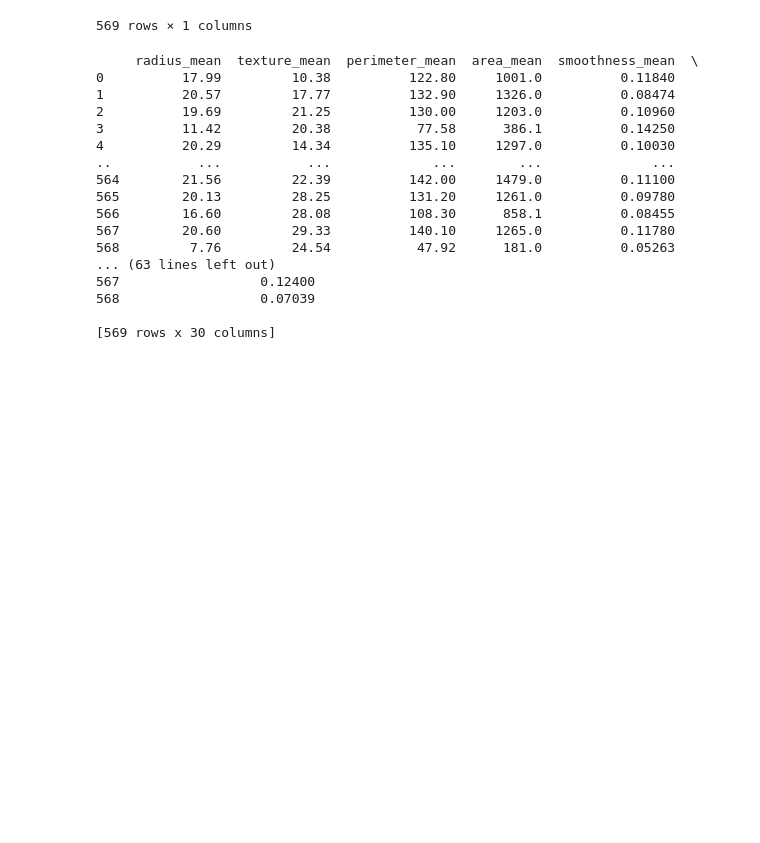
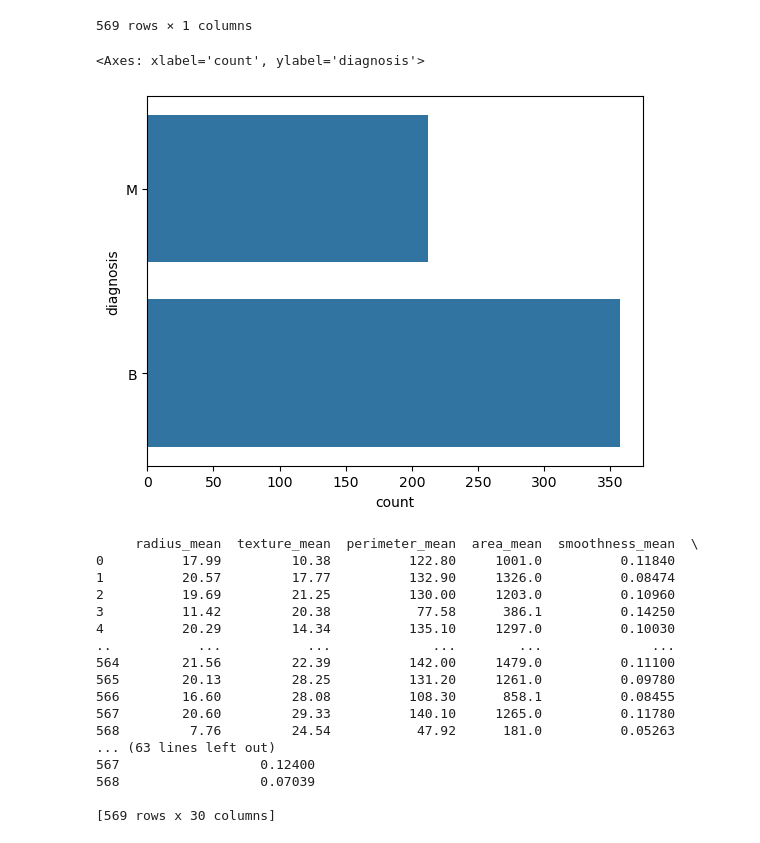
Before and after one commit to rohith4088/cancer_prediction, a Jupyter notebook: Machine_Learning_Model.ipynb, the cells around one changed output. Drawn from its saved outputs; the diff is of its cells as text; code cells hidden in the pictures; blank space fills up the shorter version.

```diff
--- a/Machine_Learning_Model.ipynb
+++ b/Machine_Learning_Model.ipynb
@@ -119,6 +119,12 @@ df.select_dtypes("object")
 #x and y
 x = df.drop(['diagnosis'],axis = 1)
 y = df['diagnosis']
+# %%
+import seaborn as sns
+sns.countplot(df['diagnosis'])
+# %% [output]
+<Axes: xlabel='count', ylabel='diagnosis'>
+[figure, added]
 # %%
 print(x)
 # %% [output]
```
Also changed, not shown: 1 other file.
